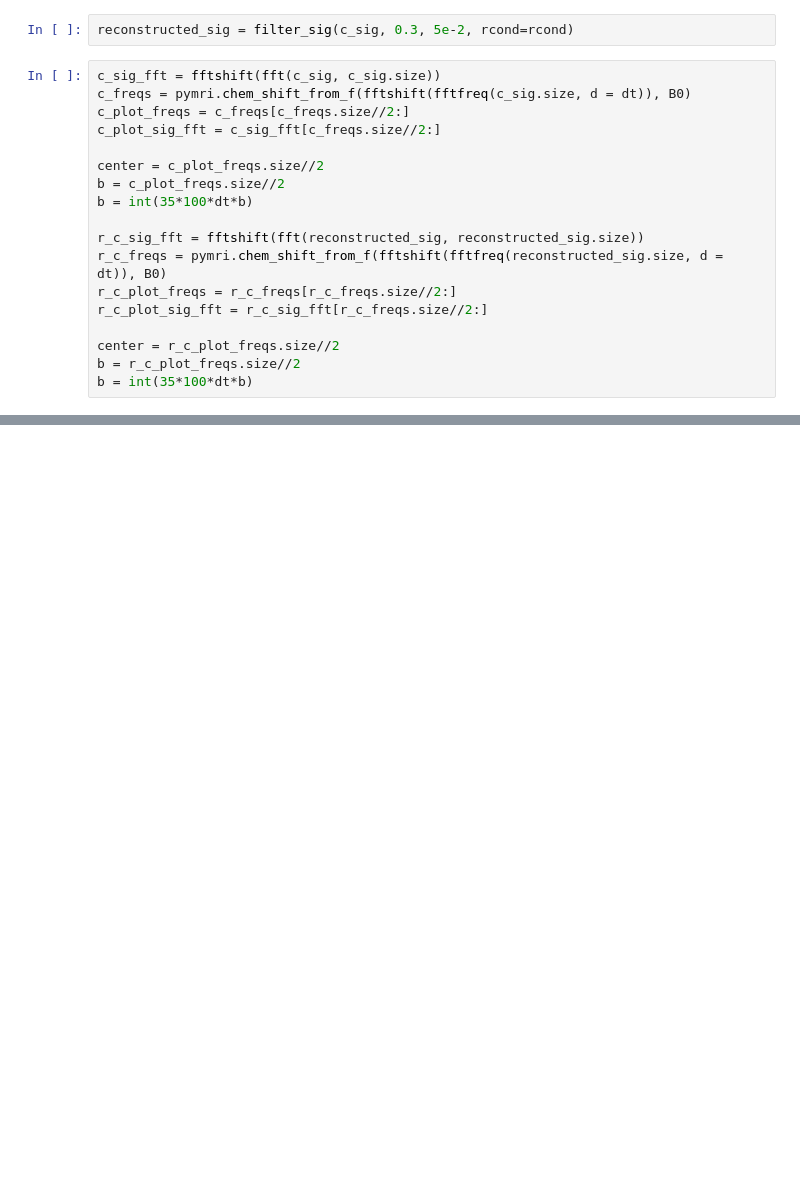
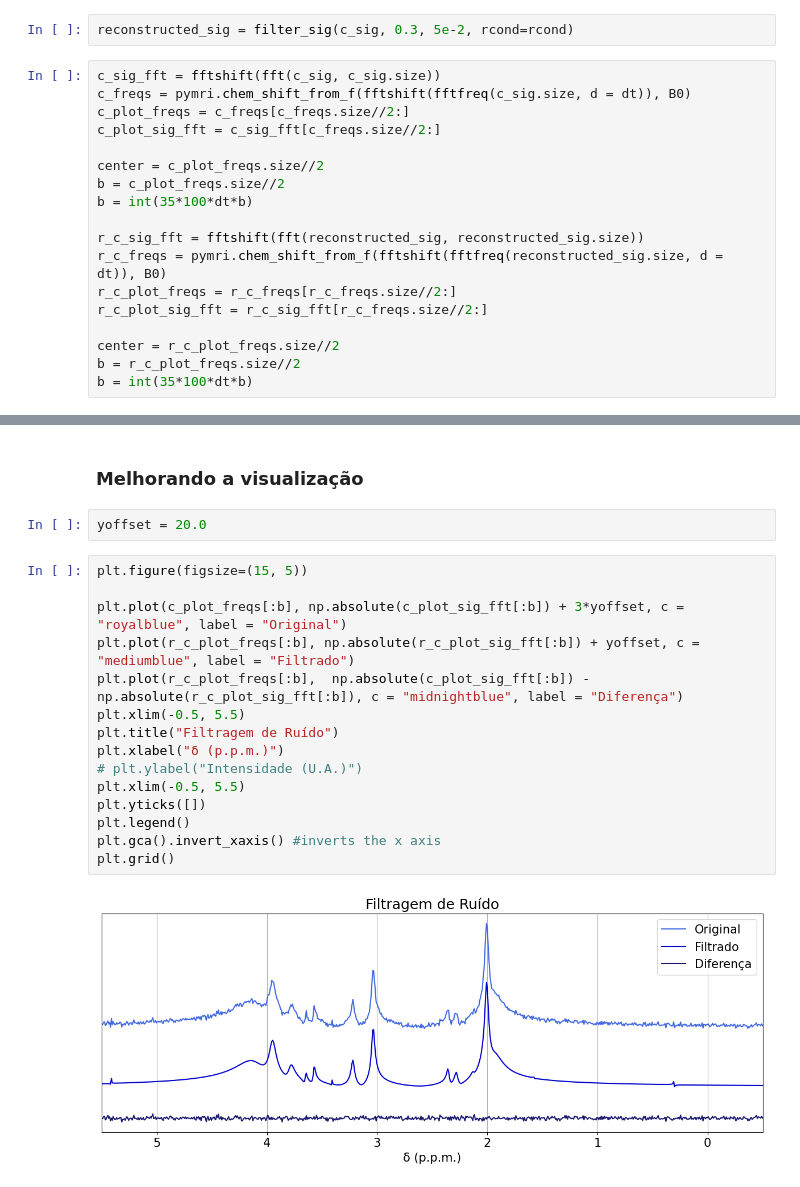
Before and after one commit to JoaoDell/MRI-study, a Jupyter notebook: examples/MPM/mpm.ipynb, the cells around one changed output, grey strips where cells are left out. Saved outputs shown, nothing was run; the diff lists cells and outputs as text; blank space fills up the shorter version.

```diff
--- a/examples/MPM/mpm.ipynb
+++ b/examples/MPM/mpm.ipynb
@@ -626,0 +627,21 @@ plt.grid()
+# %% [markdown]
+### Melhorando a visualização
+# %%
+yoffset = 20.0
+# %%
+plt.figure(figsize=(15, 5))
+
+plt.plot(c_plot_freqs[:b], np.absolute(c_plot_sig_fft[:b]) + 3*yoffset, c = "royalblue", label = "Original")
+plt.plot(r_c_plot_freqs[:b], np.absolute(r_c_plot_sig_fft[:b]) + yoffset, c = "mediumblue", label = "Filtrado")
+plt.plot(r_c_plot_freqs[:b],  np.absolute(c_plot_sig_fft[:b]) - np.absolute(r_c_plot_sig_fft[:b]), c = "midnightblue", label = "Diferença")
+plt.xlim(-0.5, 5.5)
+plt.title("Filtragem de Ruído")
+plt.xlabel("δ (p.p.m.)")
+# plt.ylabel("Intensidade (U.A.)")
+plt.xlim(-0.5, 5.5)
+plt.yticks([])
+plt.legend()
+plt.gca().invert_xaxis() #inverts the x axis
+plt.grid()
+# %% [output]
+[figure, added]
```
Also changed, not shown: parts of 3 cells of this notebook, 4 other files.
